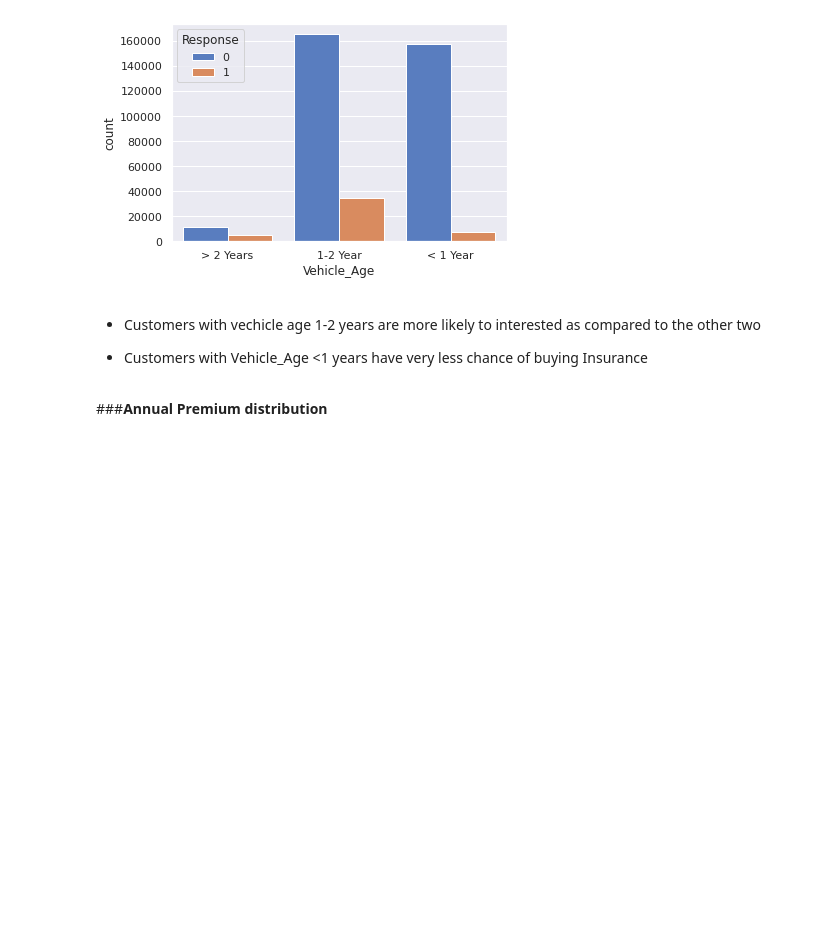
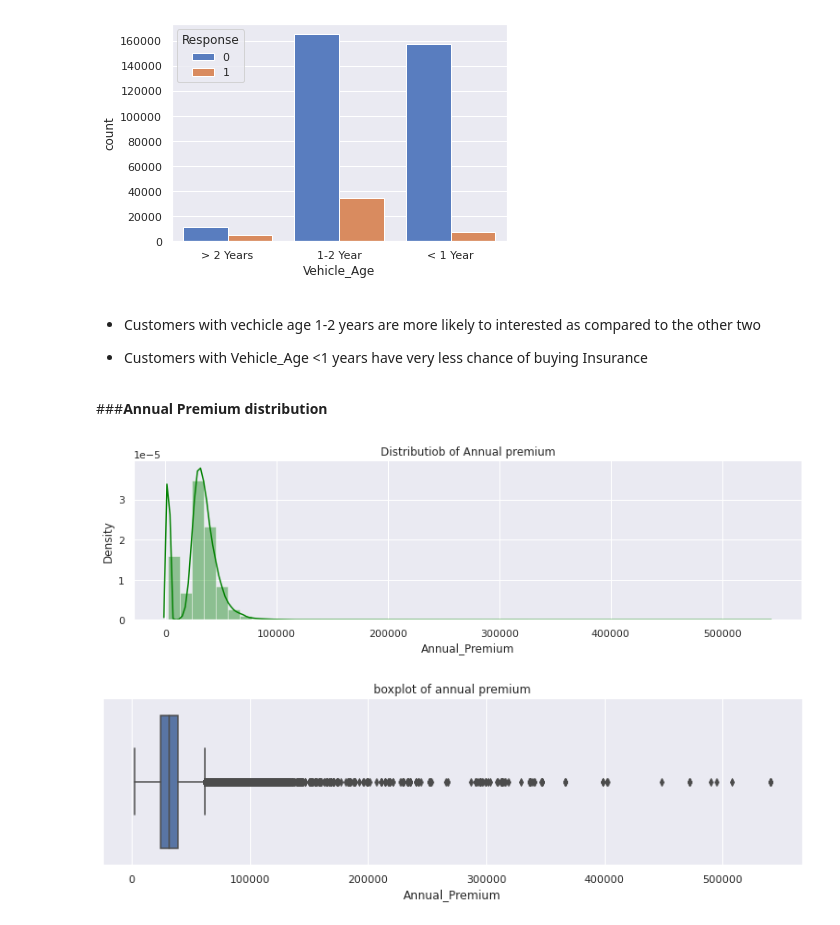
Before and after one commit to BiswajitPaul7/HEALTH-INSURANCE-CROSS-SELL-PREDICTION, a Jupyter notebook: HEALTH_INSURANCE_CROSS_SELL_PREDICTION_Solution.ipynb, the cells around one changed output. Saved outputs shown, nothing was run; the diff lists cells and outputs as text; code cells hidden in the pictures; blank space fills up the shorter version.

```diff
--- a/HEALTH_INSURANCE_CROSS_SELL_PREDICTION_Solution.ipynb
+++ b/HEALTH_INSURANCE_CROSS_SELL_PREDICTION_Solution.ipynb
@@ -226,3 +226,17 @@ sns.countplot(x="Vehicle_Age",hue="Response",data=df,palette="muted")
 *   Customers with Vehicle_Age <1 years have very less chance of buying Insurance
 # %% [markdown]
 ###**Annual Premium distribution**
+# %%
+plt.figure(figsize=(13,7))
+plt.subplot(2,1,1)
+sns.distplot(df['Annual_Premium'], color='green')
+plt.title("Distributiob of Annual premium")
+plt.show()
+plt.figure(figsize=(13,7))
+plt.subplot(2,1,2)
+sns.boxplot(df['Annual_Premium'])
+plt.title('boxplot of annual premium')
+plt.show()
+# %% [output]
+[figure, added]
+[figure, added]
```
Also changed, not shown: parts of 18 cells of this notebook.
